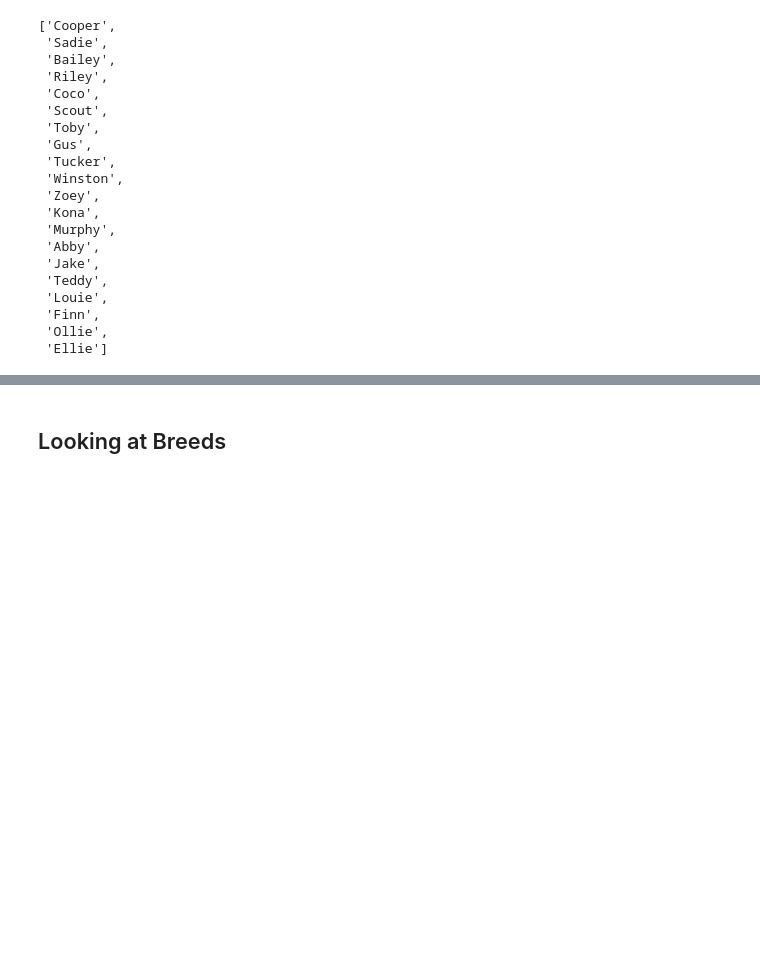
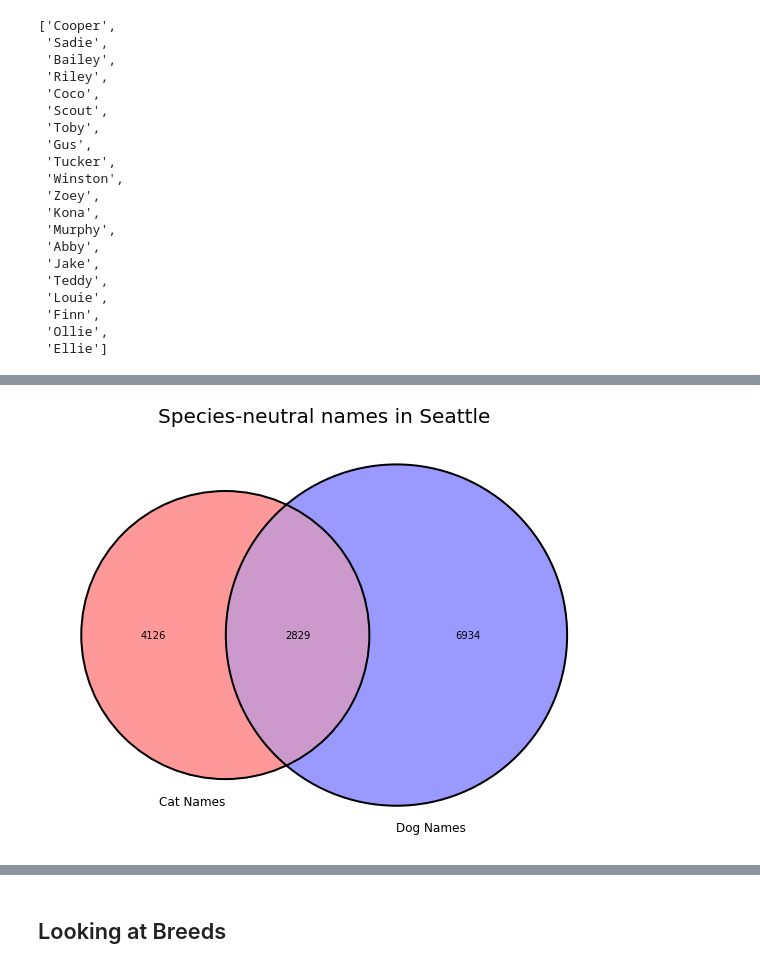
Before and after one commit to allisoncstafford/seattle-pet-names, a Jupyter notebook: pet_names.ipynb, the cells around one changed output, grey strips where cells are left out. Drawn from its saved outputs; the diff is of its cells as text; code cells hidden in the pictures; blank space fills up the shorter version.

```diff
--- a/pet_names.ipynb
+++ b/pet_names.ipynb
@@ -206,0 +214,24 @@ c = venn2_circles([set(cat_t50["name"]), set(dog_t50["name"])],
+# %%
+from matplotlib import pyplot as plt
+from matplotlib_venn import venn2
+from collections import OrderedDict
+
+fig, ax = plt.subplots(figsize = (10,10))
+ax.set_title('Species-neutral names in Seattle', fontsize=20)
+
+v = venn2([set(cat_names["name"]),
+           set(dog_names["name"])],
+          set_labels=['Cat Names', 'Dog Names'])
+v.get_patch_by_id('10').set_color('red')
+v.get_patch_by_id('10').set_alpha(0.4)
+v.get_patch_by_id('01').set_color('blue')
+v.get_patch_by_id('01').set_alpha(0.4)
+v.get_patch_by_id('11').set_color('purple')
+v.get_patch_by_id('11').set_alpha(0.4)
+
+c = venn2_circles([set(cat_names["name"]),
+           set(dog_names["name"])],
+              linestyle='solid')
+plt.savefig('images/species_neutral_names.png')
+# %% [output]
+[figure, added]
```
Also changed, not shown: parts of 30 cells of this notebook, 9 other files.
